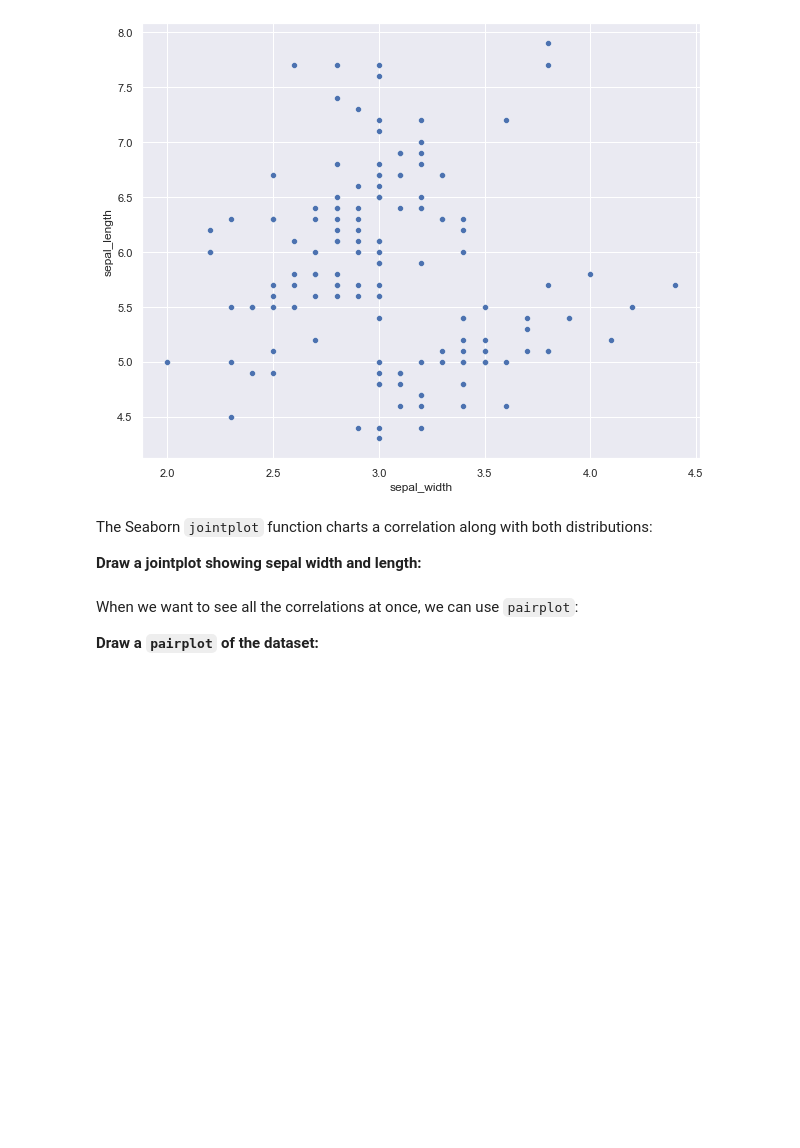
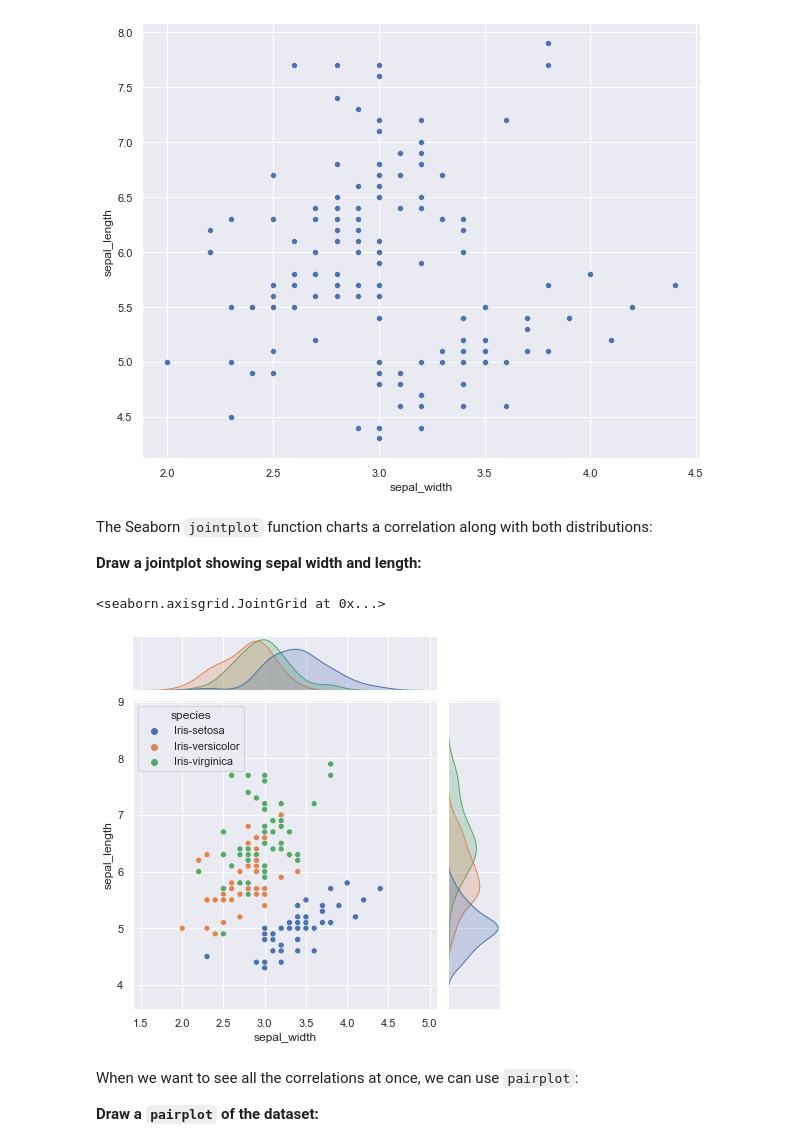
Before and after one commit to Peter-L20/Institute-of-Data, a Jupyter notebook: IOD_Labs/IOD_Lab 3.1.2.ipynb, the cells around one changed output. Drawn from its saved outputs; the diff is of its cells as text; code cells hidden in the pictures; blank space fills up the shorter version.

```diff
--- a/IOD_Labs/IOD_Lab 3.1.2.ipynb
+++ b/IOD_Labs/IOD_Lab 3.1.2.ipynb
@@ -350,3 +348,9 @@ The Seaborn `jointplot` function charts a correlation along with both distributi
+# %%
+# ANSWER
+sns.jointplot(x = iris_data['sepal_width'], y = iris_data['sepal_length'], color = 'green', hue = iris_data['species'])
+# %% [output]
+<seaborn.axisgrid.JointGrid at 0x...>
+[figure, added]
 # %% [markdown]
 When we want to see all the correlations at once, we can use `pairplot`:
 
```
Also changed, not shown: parts of 4 cells of this notebook.
